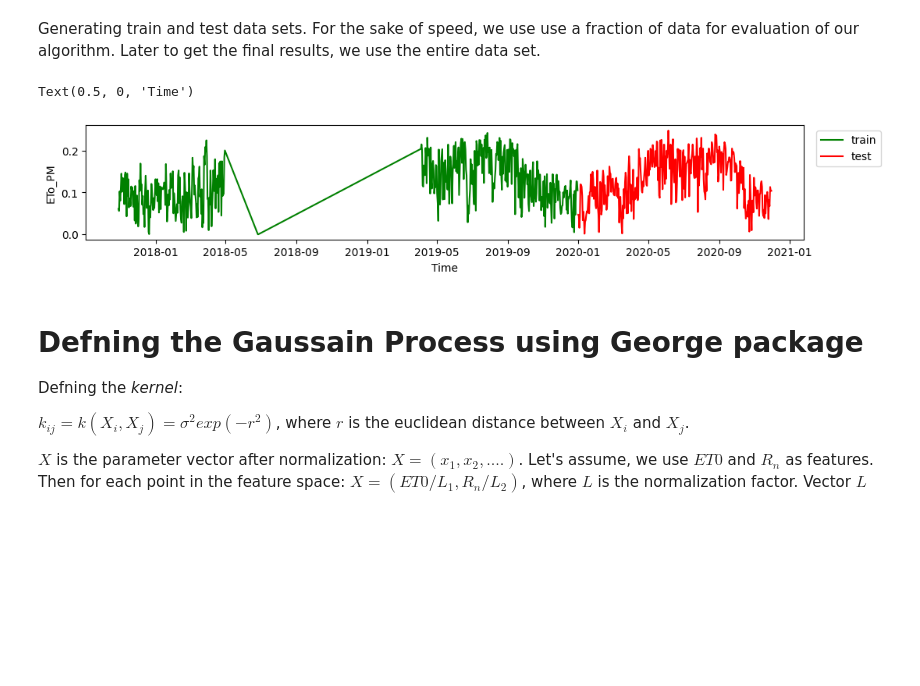
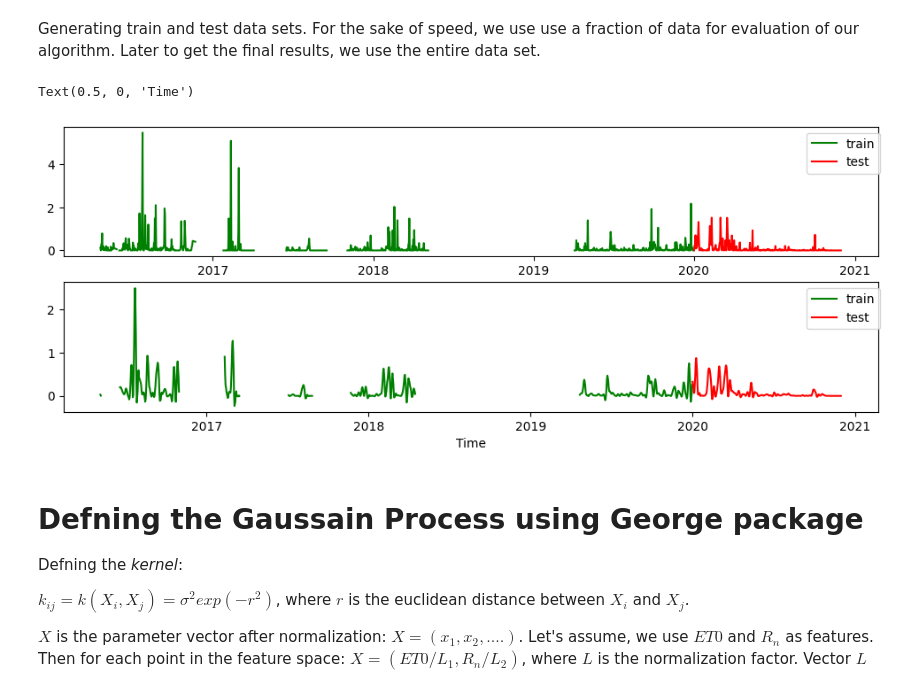
Before and after one commit to ekourkchi/Weather_research, a Jupyter notebook: Wavelet_HOBO_GPR_PSO.ipynb, the cells around one changed output. Drawn from its saved outputs; the diff is of its cells as text; code cells hidden in the pictures; blank space fills up the shorter version.

```diff
--- a/Wavelet_HOBO_GPR_PSO.ipynb
+++ b/Wavelet_HOBO_GPR_PSO.ipynb
@@ -105,7 +105,7 @@ data.set_index("Date", inplace=True)
 
 # resample data daily, forward linear interpolation to fill the missing values
 data.resample('1d').mean()
-data = data.interpolate(method='linear', limit_direction='forward', axis=0)
+data = data.interpolate(method='linear', limit_direction='forward', axis=0, limit=3)
 
 ## Optional:
 ## Generating the first three principal (P1, P2, P3) components basesd on ET0, VPD, Rn and T.
@@ -137,9 +137,9 @@ data.tail(10)
 import pywt
 
 n_take = len(data)
-n_level = 3
+n_level = 2
 waveletname = 'db4'
-SharpData = data['ETo_CIMIS'].values
+SharpData = data['Rain'].values
 
 data3 = pywt.downcoef('a', SharpData, waveletname, level=n_level)
 data["Wa3"] = pywt.upcoef('a', data3, waveletname, level=n_level, take=n_take)
@@ -170,44 +170,51 @@ For the sake of speed, we use use a fraction of data for evaluation of our algor
 # %%
 fig = py.figure(figsize=(10,15), dpi=100)
 fig.subplots_adjust(wspace=0, top=0.92, bottom=0.12, left=0.06, right=0.98)
 gs = gridspec.GridSpec(7,1) ; p=0
 
 # training: 2010-2017
 subData = data.loc[:"2019-12-31"]
 N = len(subData)
 x = subData.index
-y = subData["ETo_CIMIS"].ffill()
-z = subData["Wa3"].ffill()
-v = subData["Wd3"].ffill()
-w = subData["Wd2"].ffill()
-tm = subData["ETo_CIMIS"].ffill()
-tx = subData["ETo_CIMIS"].ffill()
+y = subData["Rain"]
+z = subData["Wa3"]
+v = subData["Wd2"]
+w = subData["Wd1"]
+u = w*0#subData["Wd3"]
+tm = subData["ETo_CIMIS"]
+tx = subData["ETo_CIMIS"]
 
 # testing: 2013 onward
 subData_test = data.loc["2020":]
 N_test = len(subData_test)
 x_test = subData_test.index
-y_test = subData_test["ETo_CIMIS"].ffill()
-z_test = subData_test["Wa3"].ffill()
-v_test = subData_test["Wd3"].ffill()
-w_test = subData_test["Wd2"].ffill()
-tm_test = subData_test["ETo_CIMIS"].ffill()
-tx_test = subData_test["ETo_CIMIS"].ffill()
+y_test = subData_test["Rain"]
+z_test = subData_test["Wa3"]
+v_test = subData_test["Wd2"]
+w_test = subData_test["Wd1"]
+u_test = w_test*0#subData_test["Wd3"]
+tm_test = subData_test["ETo_CIMIS"]
+tx_test = subData_test["ETo_CIMIS"]
 
 # top plot
 p = 0
 
 ax = plt.subplot(gs[p]) ; p+=1
 ax.plot(x, y, color='green', label="train")
 ax.plot(x_test, y_test, color='red', label="test")
 ax.legend(bbox_to_anchor=(1.01, 1))
-ax.set_ylabel("ETo_PM")
+
+
+ax = plt.subplot(gs[p]) ; p+=1
+ax.plot(x, z, color='green', label="train")
+ax.plot(x_test, z_test, color='red', label="test")
+ax.legend(bbox_to_anchor=(1.01, 1))
 
 
 ax.set_xlabel("Time")
 # %% [output]
 Text(0.5, 0, 'Time')
-[figure, old version]
+[figure, new version]
 # %%
 def metrics(y1, y2):
   '''
```
Also changed, not shown: parts of 18 cells of this notebook.
